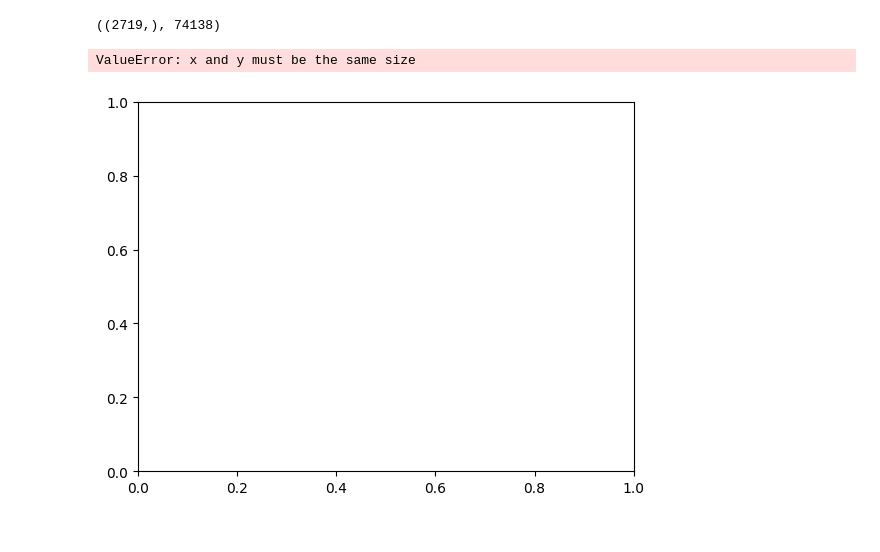
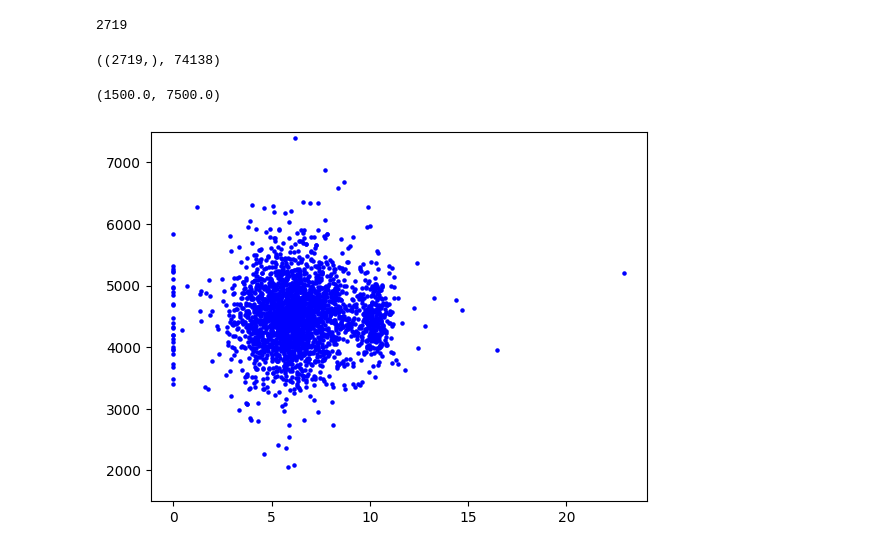
Before and after one commit to i-yuki23/research, a Jupyter notebook: src/analysis/SASA/SASA_vs_gr_sum.ipynb, the cells around one changed output. Saved outputs shown, nothing was run; the diff lists cells and outputs as text; code cells hidden in the pictures.

```diff
--- a/src/analysis/SASA/SASA_vs_gr_sum.ipynb
+++ b/src/analysis/SASA/SASA_vs_gr_sum.ipynb
@@ -13,7 +25,7 @@ pdb_list_path = os.path.join(data_dir, 'all_protein')
 # %%
 DATA_TYPE1 = 'gr'
 DATA_VOXEL_NUM = 10
-CLASSIFYING_RULE = 'WaterClassifyingRuleSurface'
+CLASSIFYING_RULE = 'WaterClassifyingRuleEmbedding'
 LIGAND_POCKET_DEFINER = 'LigandPocketDefinerOriginal'
 LIGAND_VOXEL_NUM = 8
 training_data_dir = get_training_data_dir(DATA_TYPE1, DATA_VOXEL_NUM, CLASSIFYING_RULE, LIGAND_POCKET_DEFINER, LIGAND_VOXEL_NUM)
@@ -42,3 +54,22 @@ Error processing 5dq8: No data found for 5dq8
 SASA = np.load('ave_sasa.npy')
 # %%
 gr_sum = [np.array(gr).sum() for gr in gr_data]
+# %%
+pdb_names = get_all_pdb_names()
+# %%
+
+displaceable_water_nums_list = get_displaceable_water_nums_by_pdb_list(pdb_names, DATA_VOXEL_NUM, CLASSIFYING_RULE, LIGAND_POCKET_DEFINER, LIGAND_VOXEL_NUM)
+non_displaceable_water_nums_list = get_non_displaceable_water_nums_by_pdb_list(pdb_names, DATA_VOXEL_NUM, CLASSIFYING_RULE, LIGAND_POCKET_DEFINER, LIGAND_VOXEL_NUM)
+# %%
+gr_sums = np.array([np.array(gr).sum() for l, gr in zip(label, gr_data) if l == 1])
+
+gr_sum_average_dis = []
+
+count = 0
+for water_num in displaceable_water_nums_list:
+    if water_num != 0:
+        total_sum = np.sum(gr_sums[count : count + water_num])
+        gr_sum_average_dis.append(total_sum / water_num)
+        count += water_num
+    else:
+        gr_sum_average_dis.append(0)
@@ -45,9 +89,14 @@ gr_sum = [np.array(gr).sum() for gr in gr_data]
+# %%
+len(gr_sum_average_dis)
+# %% [output]
+2719
 # %%
 SASA.shape, len(gr_sum)
 # %% [output]
 ((2719,), 74138)
 # %%
-plt.scatter(SASA, gr_sum, color='blue', label='Data points')  # 元のデータポイント
+plt.scatter(SASA, gr_sum_average_dis, color='blue', label='Data points', s=5)  # 元のデータポイント
+plt.ylim(1500, 7500)
 # %% [output]
-ValueError: x and y must be the same size
+(1500.0, 7500.0)
-[figure, old version]
+[figure, new version]
```
Also changed, not shown: parts of 5 cells of this notebook, 27 other files.
